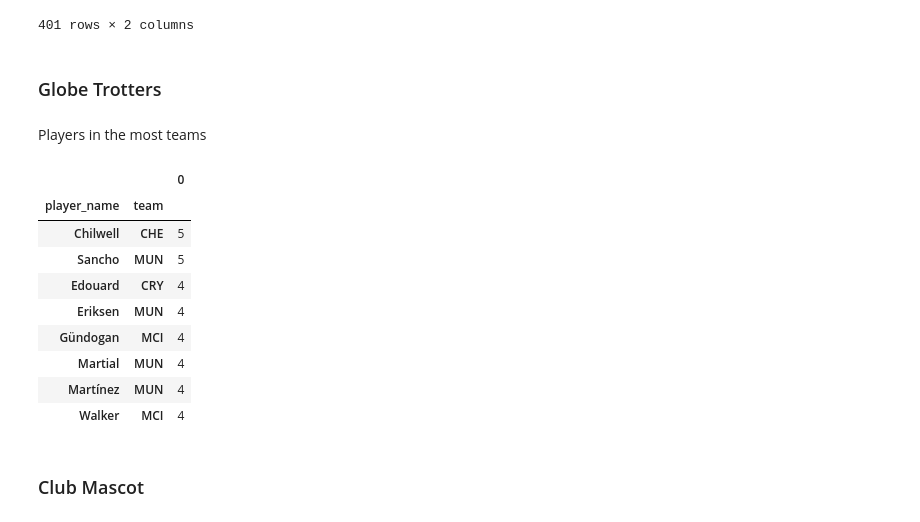
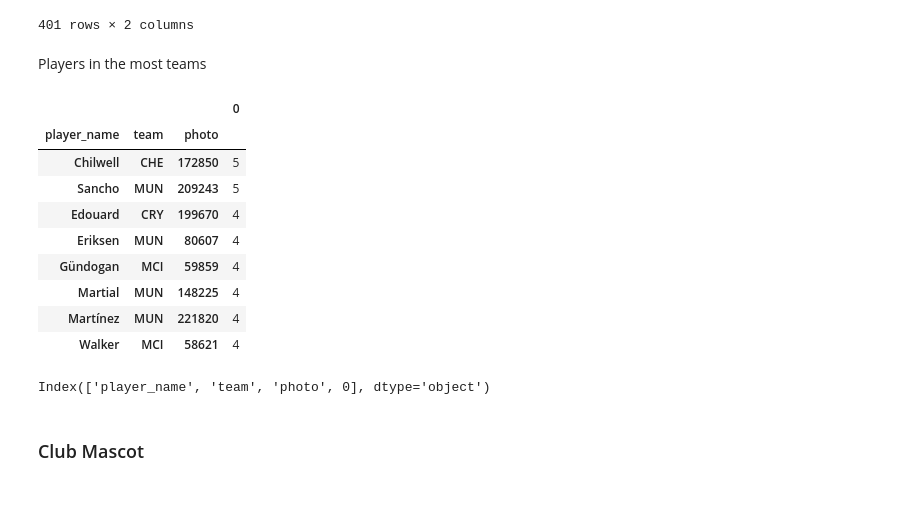
Before and after one commit to notvikke/master_2023, a Jupyter notebook: fpl/fpl_findings.ipynb, the cells around one changed output. Drawn from its saved outputs; the diff is of its cells as text; code cells hidden in the pictures.

```diff
--- a/fpl/fpl_findings.ipynb
+++ b/fpl/fpl_findings.ipynb
@@ -504,6 +504,7 @@ def get_loyalty(data):
 # %%
 #most owned players per club
 no_tm = data[(data["manager_id"]!="transfer market")]
-loyalty = get_loyalty(no_tm)
-loyalty
+loyalty_df = get_loyalty(no_tm)
+loyalty_df=loyalty_df.drop(columns="points")
+loyalty_df
 # %% [output]
@@ -561,5 +562,3 @@ most_played
 |  | Jensen | BRE | 207283 | 1 | 8.0 |
 | Ali | A.Armstrong | SOU | 155511 | 1 | 2.0 |
 401 rows × 2 columns
-# %% [markdown]
-### Globe Trotters
@@ -566,17 +571,21 @@ most_played
 # %% [markdown]
 Players in the most teams
 # %%
-most_teams_grouped = loyalty.groupby(["player_name","team"]).size().sort_values(axis=0,ascending=False)
+most_teams_grouped = loyalty_df.groupby(["player_name","team","photo"]).size().sort_values(axis=0,ascending=False)
 most_teams_df = most_teams_grouped.to_frame().sort_values(by=[0, 'player_name'], ascending=[False, True])
 most_teams_df[most_teams_df.iloc[:,0]>3]
 # %% [output]
-|  |  | 0 |
-| player_name | team |  |
-| Chilwell | CHE | 5 |
-| Sancho | MUN | 5 |
-| Edouard | CRY | 4 |
-| Eriksen | MUN | 4 |
-| Gündogan | MCI | 4 |
-| Martial | MUN | 4 |
-| Martínez | MUN | 4 |
-| Walker | MCI | 4 |
+|  |  |  | 0 |
+| player_name | team | photo |  |
+| Chilwell | CHE | 172850 | 5 |
+| Sancho | MUN | 209243 | 5 |
+| Edouard | CRY | 199670 | 4 |
+| Eriksen | MUN | 80607 | 4 |
+| Gündogan | MCI | 59859 | 4 |
+| Martial | MUN | 148225 | 4 |
+| Martínez | MUN | 221820 | 4 |
+| Walker | MCI | 58621 | 4 |
+# %%
+most_teams_df.columns
+# %% [output]
+Index(['player_name', 'team', 'photo', 0], dtype='object')
```
Also changed, not shown: parts of 4 cells of this notebook, 4 other files.
